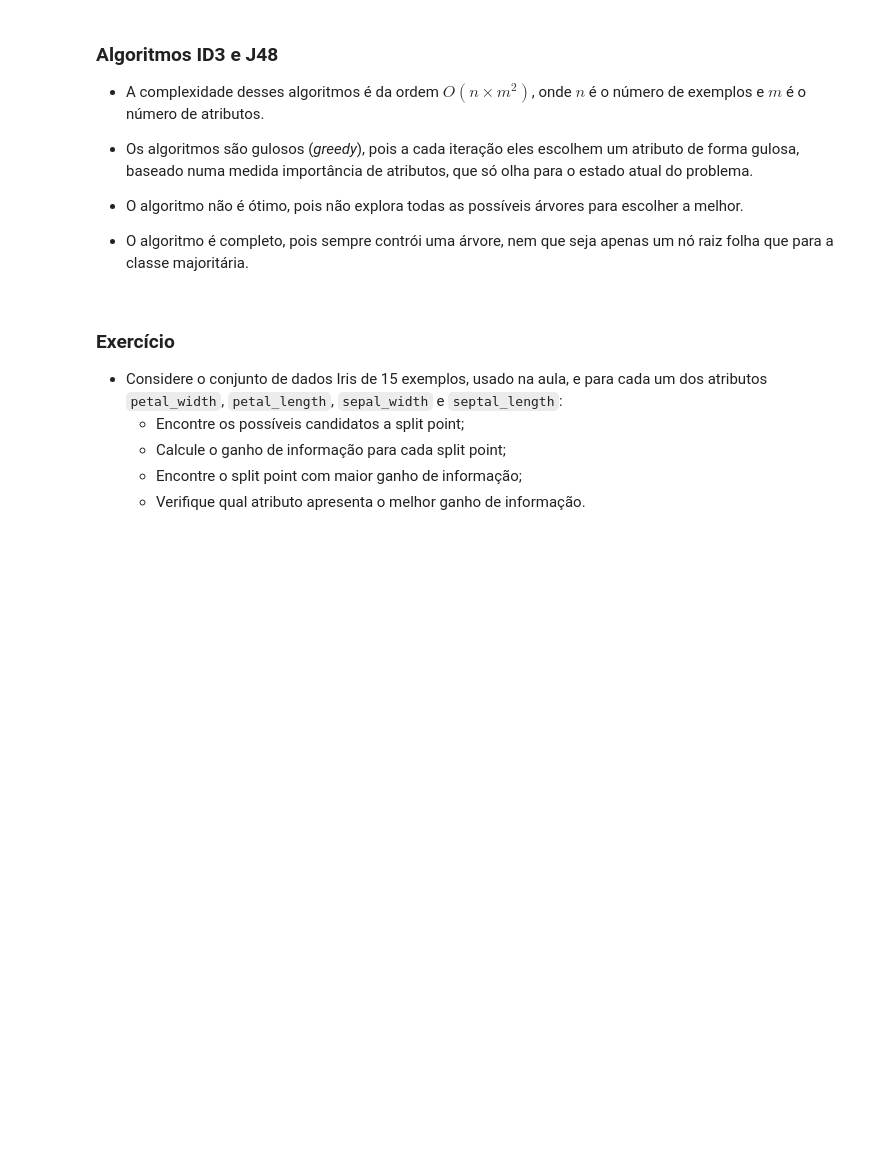
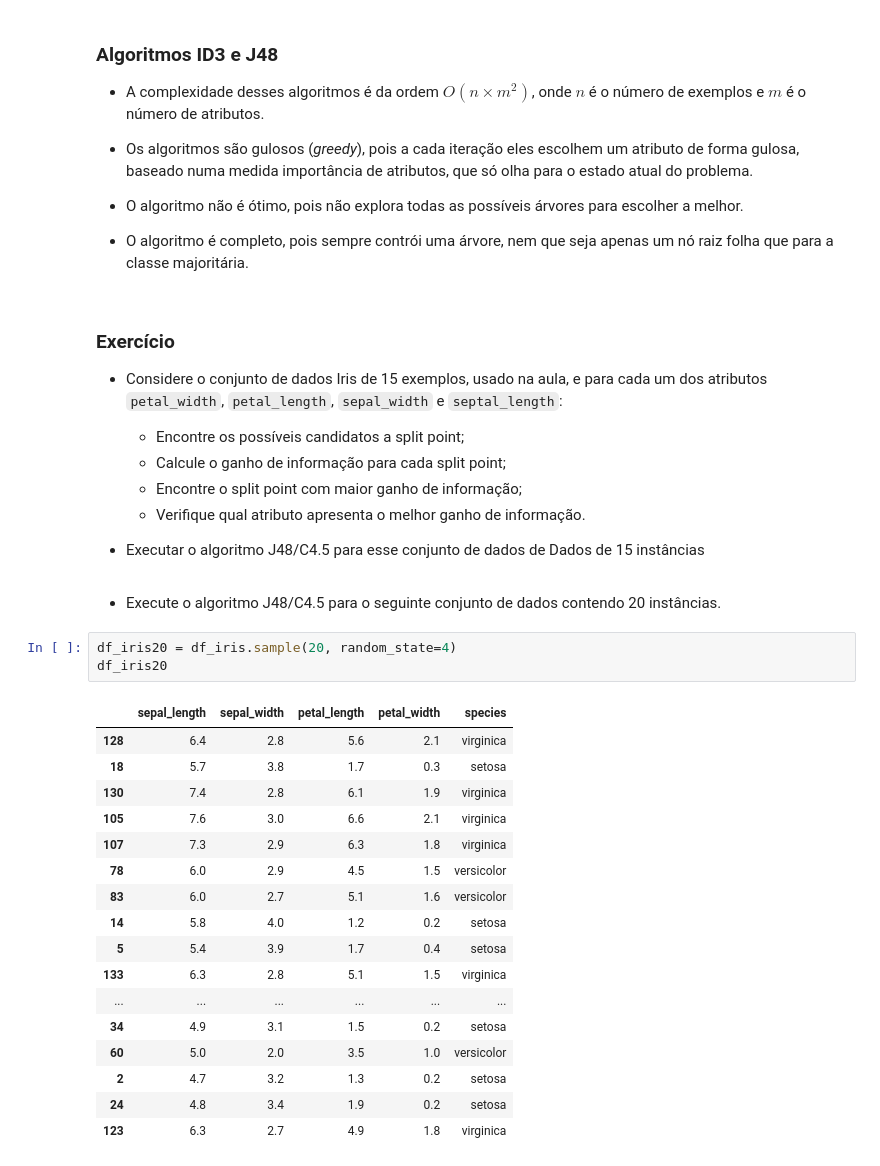
Before and after one commit to anfer86/teaching-datamining-lessons, a Jupyter notebook: aula07/arvores_de_decisao.ipynb, the cells around one changed output. Saved outputs shown, nothing was run; the diff lists cells and outputs as text; blank space fills up the shorter version.

```diff
--- a/aula07/arvores_de_decisao.ipynb
+++ b/aula07/arvores_de_decisao.ipynb
@@ -698,3 +698,28 @@ pd.DataFrame({
     - Calcule o ganho de informação para cada split point;
     - Encontre o split point com maior ganho de informação;
     - Verifique qual atributo apresenta o melhor ganho de informação.
+
+- Executar o algoritmo J48/C4.5 para esse conjunto de dados de Dados de 15 instâncias
+# %% [markdown]
+- Execute o algoritmo J48/C4.5 para o seguinte conjunto de dados contendo 20 instâncias.
+# %%
+df_iris20 = df_iris.sample(20, random_state=4)
+df_iris20
+# %% [output]
+|  | sepal_length | sepal_width | petal_length | petal_width | species |
+| 128 | 6.4 | 2.8 | 5.6 | 2.1 | virginica |
+| 18 | 5.7 | 3.8 | 1.7 | 0.3 | setosa |
+| 130 | 7.4 | 2.8 | 6.1 | 1.9 | virginica |
+| 105 | 7.6 | 3.0 | 6.6 | 2.1 | virginica |
+| 107 | 7.3 | 2.9 | 6.3 | 1.8 | virginica |
+| 78 | 6.0 | 2.9 | 4.5 | 1.5 | versicolor |
+| 83 | 6.0 | 2.7 | 5.1 | 1.6 | versicolor |
+| 14 | 5.8 | 4.0 | 1.2 | 0.2 | setosa |
+| 5 | 5.4 | 3.9 | 1.7 | 0.4 | setosa |
+| 133 | 6.3 | 2.8 | 5.1 | 1.5 | virginica |
+| ... | ... | ... | ... | ... | ... |
+| 34 | 4.9 | 3.1 | 1.5 | 0.2 | setosa |
+| 60 | 5.0 | 2.0 | 3.5 | 1.0 | versicolor |
+| 2 | 4.7 | 3.2 | 1.3 | 0.2 | setosa |
+| 24 | 4.8 | 3.4 | 1.9 | 0.2 | setosa |
+| 123 | 6.3 | 2.7 | 4.9 | 1.8 | virginica |
```
Also changed, not shown: parts of 4 cells of this notebook, 1 other file.
